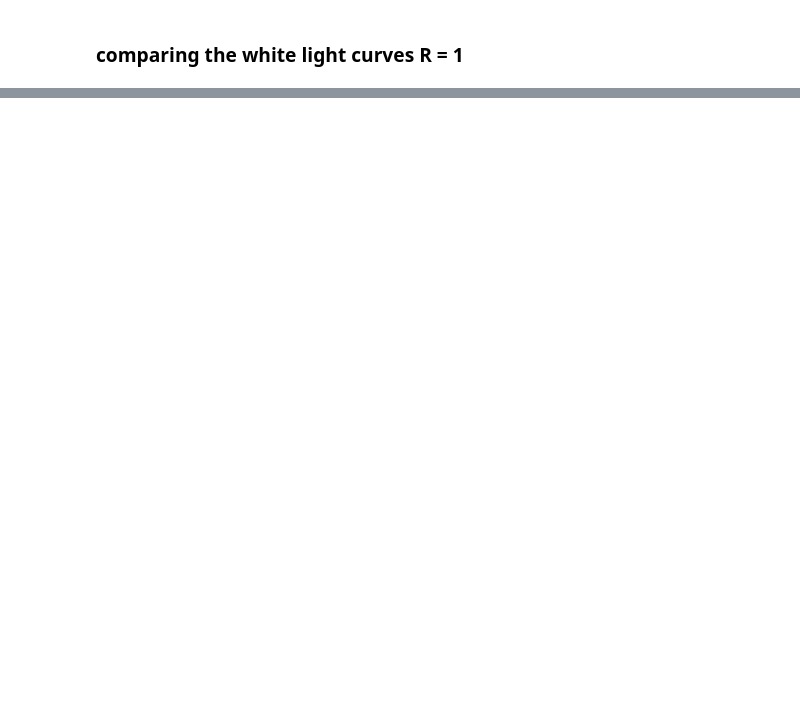
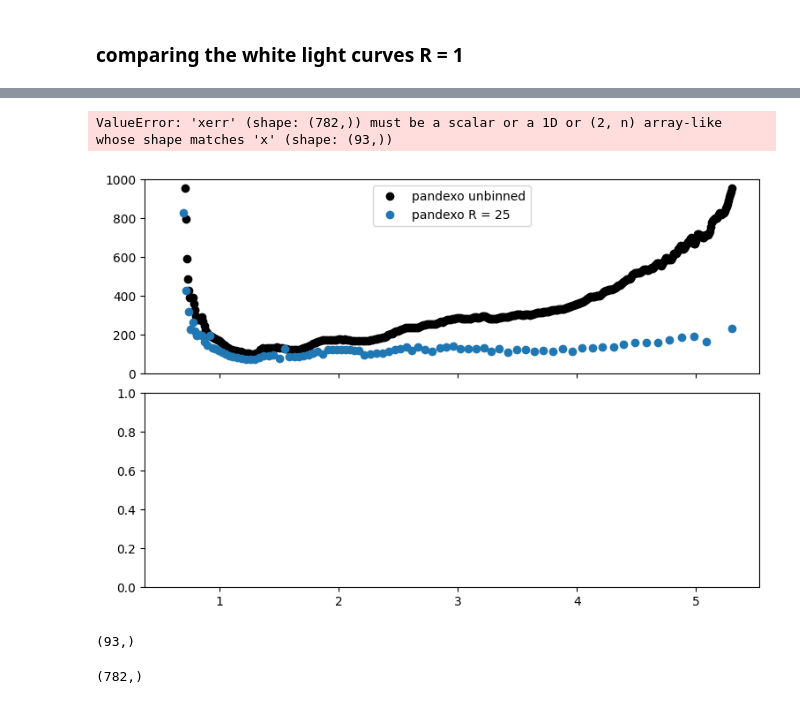
Before and after one commit to steph-coffey/first-year-project, a Jupyter notebook: binning errors.ipynb, the cells around one changed output, grey strips where cells are left out. Drawn from its saved outputs; the diff is of its cells as text; code cells hidden in the pictures; blank space fills up the shorter version.

```diff
--- a/binning errors.ipynb
+++ b/binning errors.ipynb
@@ -162,0 +201,38 @@ plt.show()
+# %%
+px25, dlambs25 = bin_wave_to_R(x, R = 25)
+# %%
+fig, axs = plt.subplots(2, 1, figsize = (9,6), sharex = True)
+fig.subplots_adjust(hspace = 0.1)
+
+axs[0].plot(x, e, 'o', c = 'black', label = 'pandexo unbinned')
+axs[0].plot(x25, e25, 'o', c = 'tab:blue', label = 'pandexo R = 25')
+axs[0].set_ylim(0, 1000)
+axs[0].legend()
+
+# need to half the bin widths for errobar plotting
+axs[1].errorbar(px25, e25, None, dlambs25, 'o', capsize = 5, c = 'red')
+axs[1].errorbar(x25, e25, None, np.array(pandexo25_bin_widths)/4, 'o', capsize = 5, c = 'tab:blue')
+#axs[1].errorbar(new_wave, new_errs, None, np.array(dellambs)/2, 'o', capsize = 5, c = 'tab:purple', label = 'my R = 25')
+axs[1].plot(x, e, 'o', c = 'black')
+
+axs[1].set_xlim(4.9,5.35)
+axs[1].set_ylim(0, 1000)
+axs[1].set_xlabel('Wavelength (microns)')
+axs[1].legend(loc = 'upper center')
+
+# Labels
+fig.suptitle('Pandexo error curve', y = 0.915)
+fig.text(0.04, 0.3, 'Errors (ppm)', va='center', rotation='vertical')
+fig.text(0.04, 0.7, 'Errors (ppm)', va='center', rotation='vertical')
+plt.show()
+# %% [output]
+ValueError: 'xerr' (shape: (782,)) must be a scalar or a 1D or (2, n) array-like whose shape matches 'x' (shape: (93,))
+[figure, added]
+# %%
+px25.shape
+# %% [output]
+(93,)
+# %%
+dlambs25.shape
+# %% [output]
+(782,)
```
Also changed, not shown: parts of 18 cells of this notebook, 6 other files.
